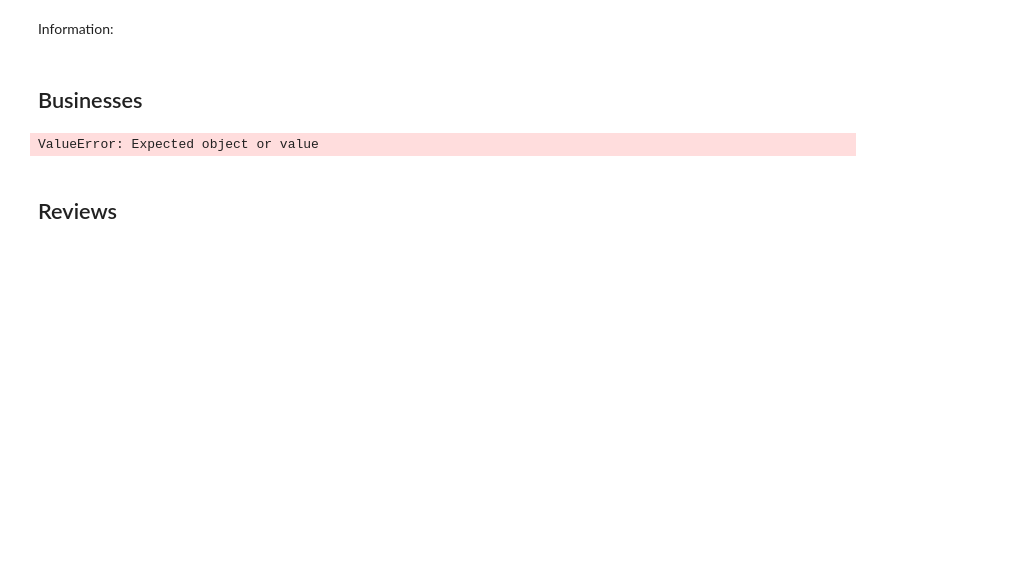
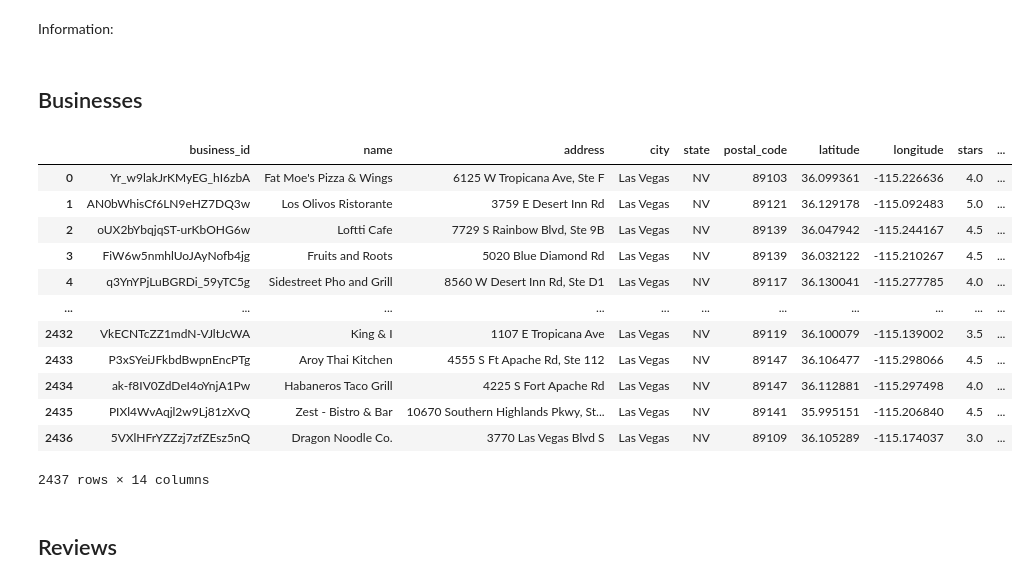
Before and after one commit to Rameshbabupv/dsi1130-project-5, a Jupyter notebook: code/01-Data_Collection.ipynb, the cells around one changed output. Drawn from its saved outputs; the diff is of its cells as text; code cells hidden in the pictures; blank space fills up the shorter version.

```diff
--- a/code/01-Data_Collection.ipynb
+++ b/code/01-Data_Collection.ipynb
@@ -15,10 +15,8 @@ import os
 ## Businesses
 # %%
 # import Business.json
-business_json_path = './data/yelp_academic_dataset_business.json'
+business_json_path = '../data/yelp_academic_dataset_business.json'
 df_business = pd.read_json(business_json_path, lines=True)
-# %% [output]
-ValueError: Expected object or value
 # %%
 # function to pull businesses by city, with option to sample
 
@@ -44,7 +42,7 @@ def city_restaurants(df, city_name, samples=None):
 
     #--returns all restaurants if no samples
     if samples == None:
-        restaurants_reduced.to_csv(f'./data/{city_name.replace(" ", "_")}_restaurants.csv', index = False)
+        restaurants_reduced.to_csv(f'../data/{city_name.replace(" ", "_")}_restaurants_large.csv', index = False)
         return restaurants_reduced
 
     else:
@@ -57,6 +55,22 @@ def city_restaurants(df, city_name, samples=None):
 # %%
 #--Creation of initial sample size
 #city_restaurants(df_business, 'Las Vegas', 400)
+# %%
+city_restaurants(df_business, 'Las Vegas')
+# %% [output]
+|  | business_id | name | address | city | state | postal_code | latitude | longitude | stars | ... |
+| 0 | Yr_w9lakJrKMyEG_hI6zbA | Fat Moe's Pizza & Wings | 6125 W Tropicana Ave, Ste F | Las Vegas | NV | 89103 | 36.099361 | -115.226636 | 4.0 | ... |
+| 1 | AN0bWhisCf6LN9eHZ7DQ3w | Los Olivos Ristorante | 3759 E Desert Inn Rd | Las Vegas | NV | 89121 | 36.129178 | -115.092483 | 5.0 | ... |
+| 2 | oUX2bYbqjqST-urKbOHG6w | Loftti Cafe | 7729 S Rainbow Blvd, Ste 9B | Las Vegas | NV | 89139 | 36.047942 | -115.244167 | 4.5 | ... |
+| 3 | FiW6w5nmhlUoJAyNofb4jg | Fruits and Roots | 5020 Blue Diamond Rd | Las Vegas | NV | 89139 | 36.032122 | -115.210267 | 4.5 | ... |
+| 4 | q3YnYPjLuBGRDi_59yTC5g | Sidestreet Pho and Grill | 8560 W Desert Inn Rd, Ste D1 | Las Vegas | NV | 89117 | 36.130041 | -115.277785 | 4.0 | ... |
+| ... | ... | ... | ... | ... | ... | ... | ... | ... | ... | ... |
+| 2432 | VkECNTcZZ1mdN-VJltJcWA | King & I | 1107 E Tropicana Ave | Las Vegas | NV | 89119 | 36.100079 | -115.139002 | 3.5 | ... |
+| 2433 | P3xSYeiJFkbdBwpnEncPTg | Aroy Thai Kitchen | 4555 S Ft Apache Rd, Ste 112 | Las Vegas | NV | 89147 | 36.106477 | -115.298066 | 4.5 | ... |
+| 2434 | ak-f8IV0ZdDeI4oYnjA1Pw | Habaneros Taco Grill | 4225 S Fort Apache Rd | Las Vegas | NV | 89147 | 36.112881 | -115.297498 | 4.0 | ... |
+| 2435 | PIXl4WvAqjl2w9Lj81zXvQ | Zest - Bistro & Bar | 10670 Southern Highlands Pkwy, St... | Las Vegas | NV | 89141 | 35.995151 | -115.206840 | 4.5 | ... |
+| 2436 | 5VXlHFrYZZzj7zfZEsz5nQ | Dragon Noodle Co. | 3770 Las Vegas Blvd S | Las Vegas | NV | 89109 | 36.105289 | -115.174037 | 3.0 | ... |
+2437 rows × 14 columns
 # %% [markdown]
 ## Reviews
 # %%
```
Also changed, not shown: parts of 3 cells of this notebook.
